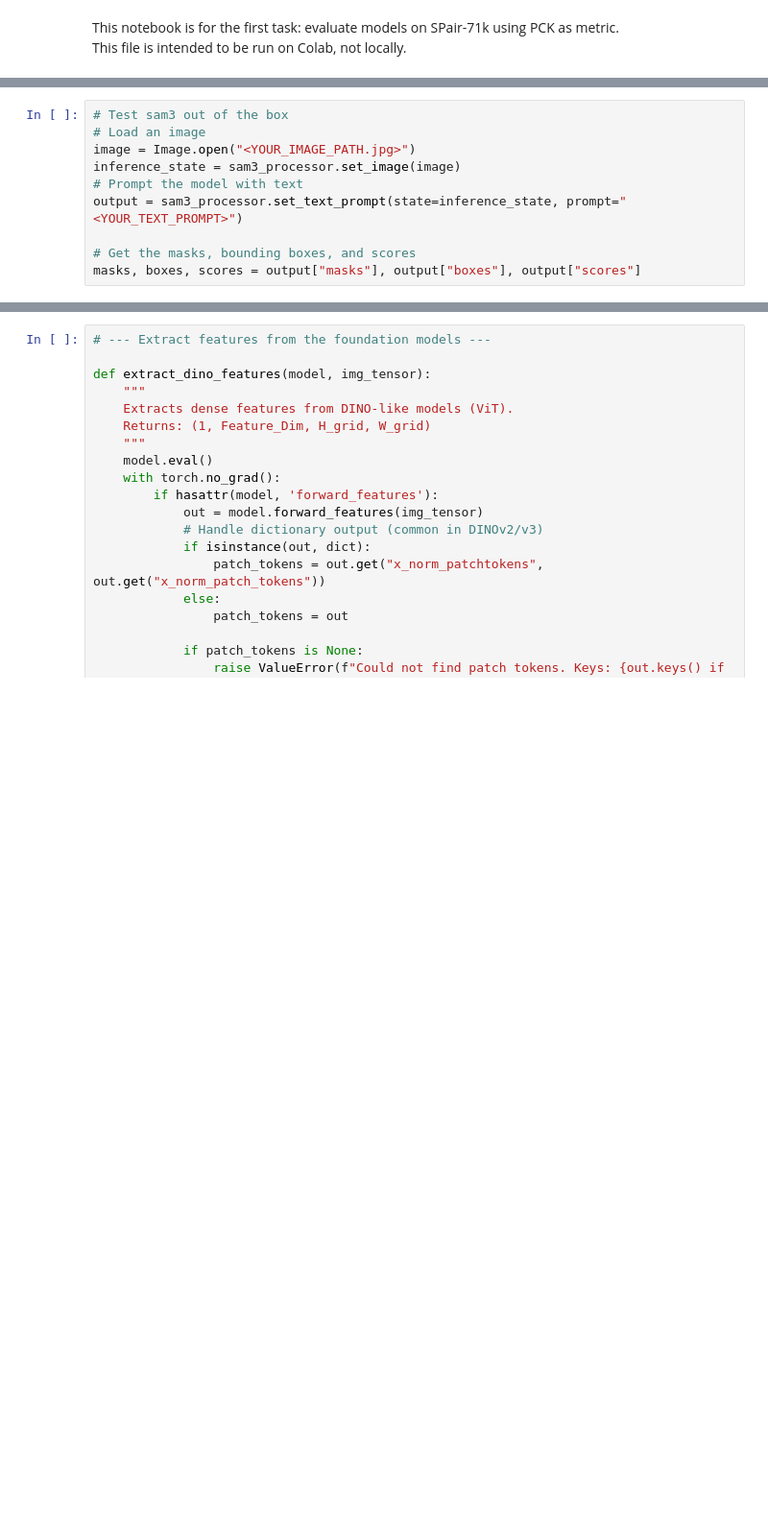
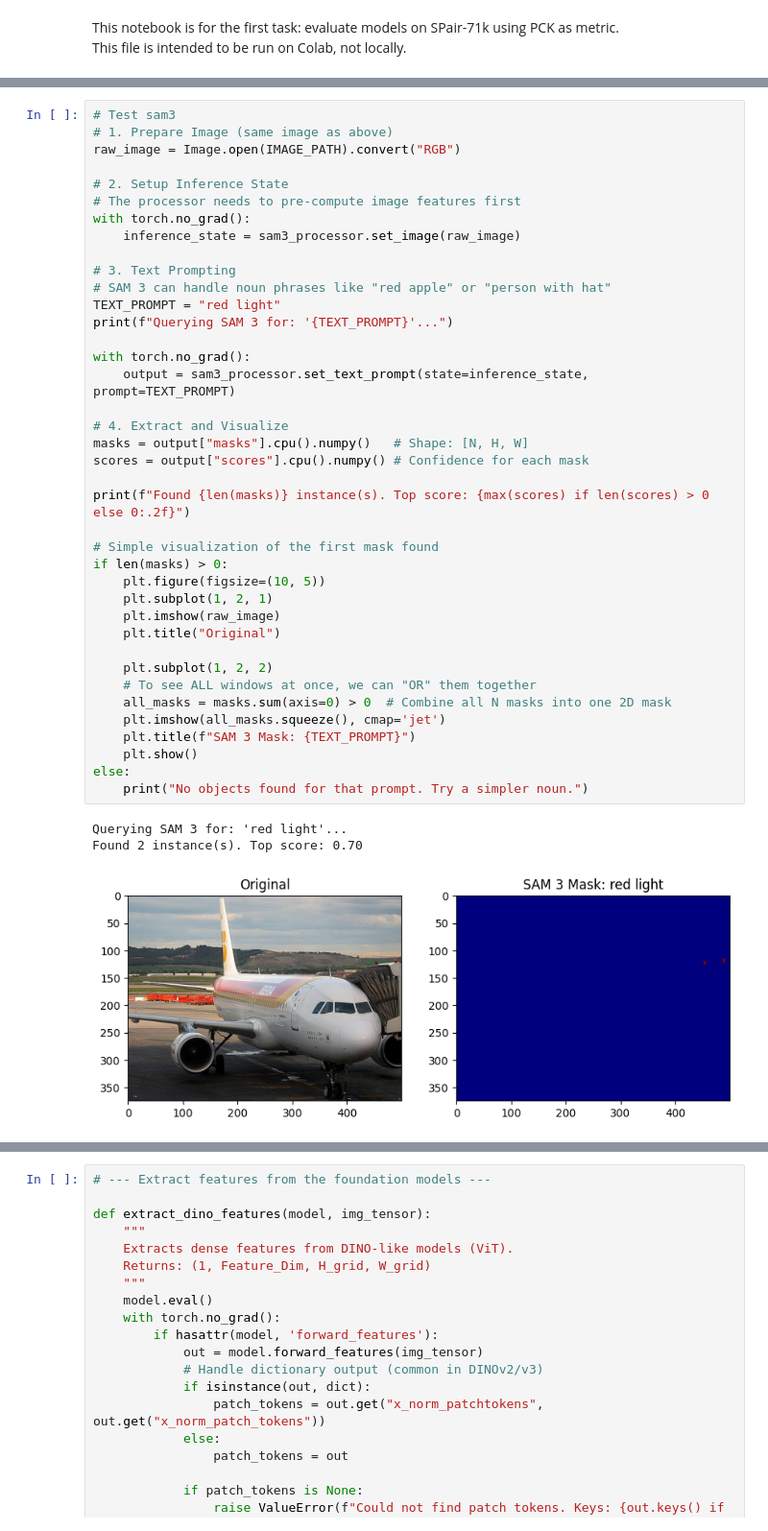
Before and after one commit to Luffy65/Semantic-Correspondence, a Jupyter notebook: eval.ipynb, the cells around one changed output, grey strips where cells are left out. Shown at 96% size. Cells and saved outputs as stored; diff of their text form; blank space fills up the shorter version.

Commit message:
sam3 works but needs to be evaluated

```diff
--- a/eval.ipynb
+++ b/eval.ipynb
@@ -73,11 +104 @@ dinov2_vitb14 = torch.hub.load('facebookresearch/dinov2', 'dinov2_vitb14')
 dinov3_vitb16 = torch.hub.load(DINOV3_REPO_DIR, 'dinov3_vitb16', source='local', weights=DINOV3_WEIGHTS_PATH) # DINOv3 ViT model pretrained on web images
-# %%
-# Test sam3 out of the box
-# Load an image
-image = Image.open("<YOUR_IMAGE_PATH.jpg>")
-inference_state = sam3_processor.set_image(image)
-# Prompt the model with text
-output = sam3_processor.set_text_prompt(state=inference_state, prompt="<YOUR_TEXT_PROMPT>")
-
-# Get the masks, bounding boxes, and scores
-masks, boxes, scores = output["masks"], output["boxes"], output["scores"]
@@ -84,3 +138,46 @@ masks, boxes, scores = output["masks"], output["boxes"], output["scores"]
+# %%
+# Test sam3
+# 1. Prepare Image (same image as above)
+raw_image = Image.open(IMAGE_PATH).convert("RGB")
+
+# 2. Setup Inference State
+# The processor needs to pre-compute image features first
+with torch.no_grad():
+    inference_state = sam3_processor.set_image(raw_image)
+
+# 3. Text Prompting
+# SAM 3 can handle noun phrases like "red apple" or "person with hat"
+TEXT_PROMPT = "red light"
+print(f"Querying SAM 3 for: '{TEXT_PROMPT}'...")
+
+with torch.no_grad():
+    output = sam3_processor.set_text_prompt(state=inference_state, prompt=TEXT_PROMPT)
+
+# 4. Extract and Visualize
+masks = output["masks"].cpu().numpy()   # Shape: [N, H, W]
+scores = output["scores"].cpu().numpy() # Confidence for each mask
+
+print(f"Found {len(masks)} instance(s). Top score: {max(scores) if len(scores) > 0 else 0:.2f}")
+
+# Simple visualization of the first mask found
+if len(masks) > 0:
+    plt.figure(figsize=(10, 5))
+    plt.subplot(1, 2, 1)
+    plt.imshow(raw_image)
+    plt.title("Original")
+
+    plt.subplot(1, 2, 2)
+    # To see ALL windows at once, we can "OR" them together
+    all_masks = masks.sum(axis=0) > 0  # Combine all N masks into one 2D mask
+    plt.imshow(all_masks.squeeze(), cmap='jet')
+    plt.title(f"SAM 3 Mask: {TEXT_PROMPT}")
+    plt.show()
+else:
+    print("No objects found for that prompt. Try a simpler noun.")
+# %% [output]
+Querying SAM 3 for: 'red light'...
+Found 2 instance(s). Top score: 0.70
+[figure, added]
 # %%
 # Exploration: test if the models work
 
```
Also changed, not shown: parts of 6 cells of this notebook, 1 other file.
